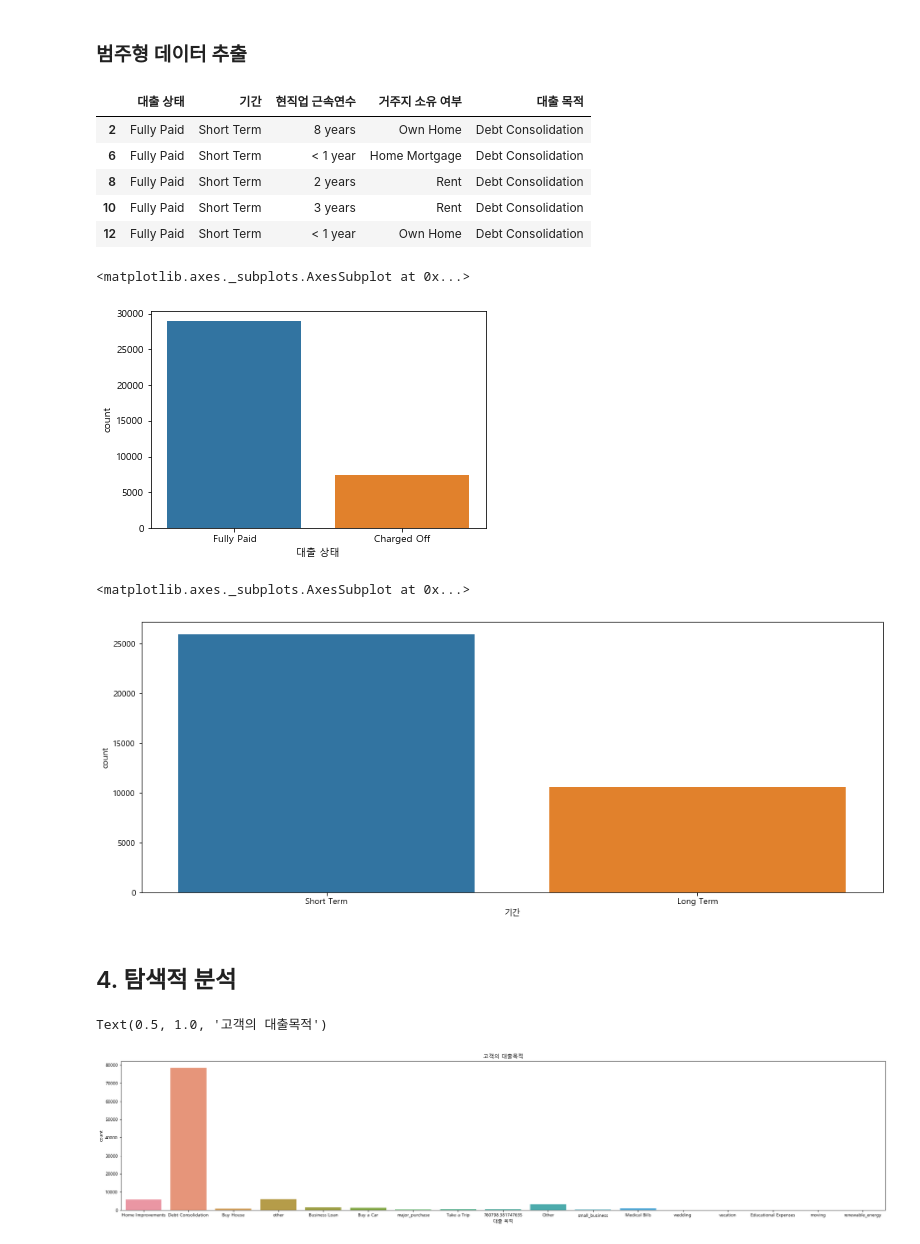
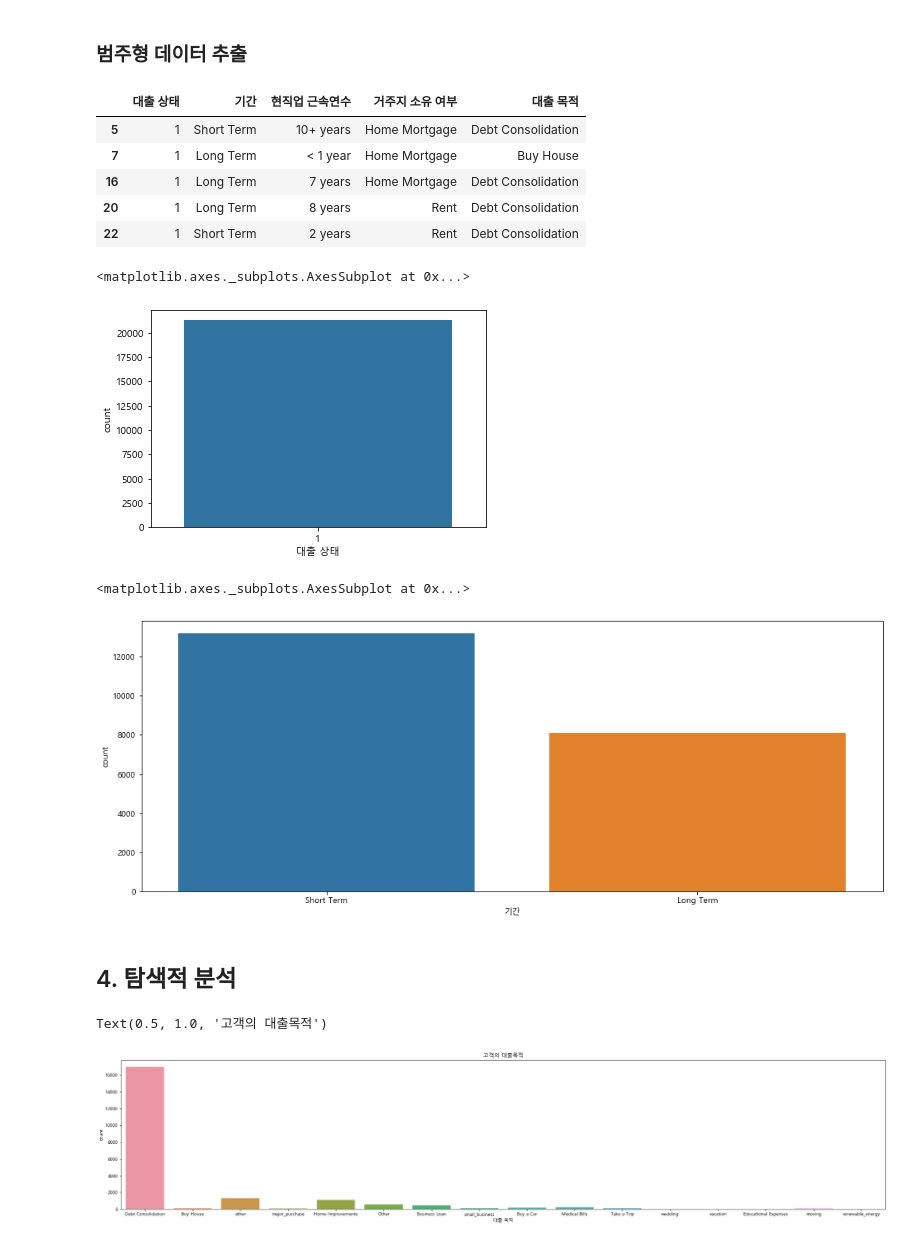
Before and after one commit to ZUNOXI/Rental_Bigdata, a Jupyter notebook: KJproject/cgproject.ipynb, the cells around one changed output. Saved outputs shown, nothing was run; the diff lists cells and outputs as text; code cells hidden in the pictures.

```diff
--- a/KJproject/cgproject.ipynb
+++ b/KJproject/cgproject.ipynb
@@ -127,10 +123,7 @@ banktest[["Credit Score"]] = banktest[["Credit Score"]].fillna(banktest[["Credit
 # %%
-banktest[["Annual Income"]] = banktest[["Annual Income"]].fillna(banktest[["Annual Income"]].mean())
+banktest[["연소득"]] = banktest[["연소득"]].fillna(banktest[["연소득"]].mean())
 # %%
 banktest[["마지막 연체 이후 개월 수"]] = banktest[["마지막 연체 이후 개월 수"]].fillna(banktest[["마지막 연체 이후 개월 수"]].mean())
-# %%
-# 현직업 근속연수
-banktest[["현직업 근속연수"]] = banktest[["현직업 근속연수"]].fillna(banktest[["현직업 근속연수"]].mean())
 # %%
 banktest.isnull().sum()
 # %% [output]
@@ -182,3 +175,5 @@ bankpuri.isnull().sum()
 파산 횟수             0
 재산차압권             0
 dtype: int64
+# %%
+df_bad = bankpuri[bankpuri["대출 상태"]==1]
@@ -197,26 +244,26 @@ df_num.head()
 # %% [markdown]
 ### 범주형 데이터 추출
 # %%
-df_char = bankpuri.select_dtypes(include = "object")
-df_char.head()
+df_bad_char = df_bad.select_dtypes(include = "object")
+df_bad_char.head()
 # %% [output]
 |  | 대출 상태 | 기간 | 현직업 근속연수 | 거주지 소유 여부 | 대출 목적 |
-| 2 | Fully Paid | Short Term | 8 years | Own Home | Debt Consolidation |
-| 6 | Fully Paid | Short Term | < 1 year | Home Mortgage | Debt Consolidation |
-| 8 | Fully Paid | Short Term | 2 years | Rent | Debt Consolidation |
-| 10 | Fully Paid | Short Term | 3 years | Rent | Debt Consolidation |
-| 12 | Fully Paid | Short Term | < 1 year | Own Home | Debt Consolidation |
+| 5 | 1 | Short Term | 10+ years | Home Mortgage | Debt Consolidation |
+| 7 | 1 | Long Term | < 1 year | Home Mortgage | Buy House |
+| 16 | 1 | Long Term | 7 years | Home Mortgage | Debt Consolidation |
+| 20 | 1 | Long Term | 8 years | Rent | Debt Consolidation |
+| 22 | 1 | Short Term | 2 years | Rent | Debt Consolidation |
 # %%
 #df_char["대출 상태"]
-sns.countplot(df_char["대출 상태"])
+sns.countplot(df_bad_char["대출 상태"])
 # %% [output]
 <matplotlib.axes._subplots.AxesSubplot at 0x...>
-[figure, old version]
+[figure, new version]
 # %%
 plt.figure(figsize=(16, 6))
-sns.countplot(df_char["기간"])
+sns.countplot(df_bad_char["기간"])
 # %% [output]
 <matplotlib.axes._subplots.AxesSubplot at 0x...>
-[figure, old version]
+[figure, new version]
 # %%
 from sklearn.preprocessing import scale, minmax_scale, robust_scale
@@ -225,8 +272,8 @@ df_scale_num = scale(df_num)
 ## 4. 탐색적 분석
 # %%
 plt.figure(figsize=(30, 6))
-sns.countplot(banktest['대출 목적'])
+sns.countplot(df_bad['대출 목적'])
 plt.title("고객의 대출목적")
 # %% [output]
 Text(0.5, 1.0, '고객의 대출목적')
-[figure, old version]
+[figure, new version]
```
Also changed, not shown: parts of 16 cells of this notebook.
